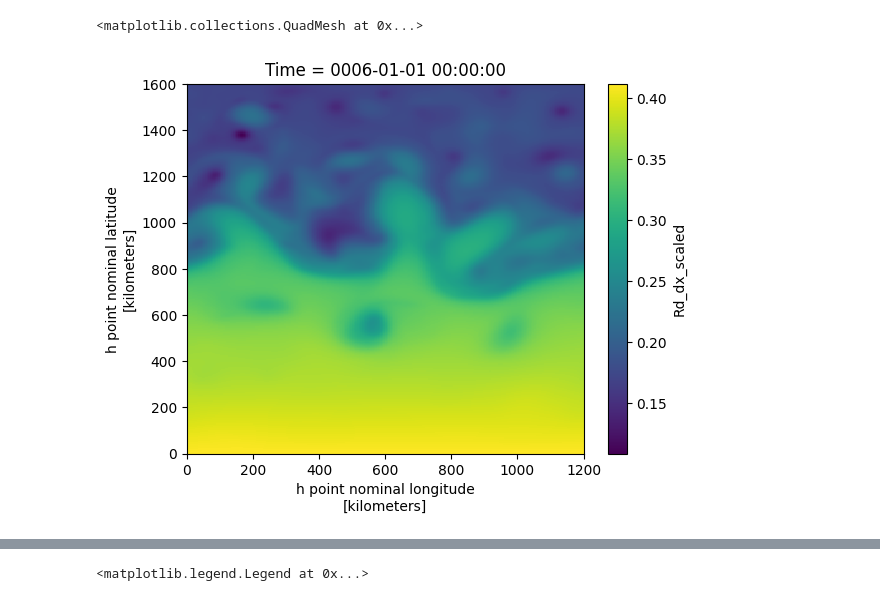
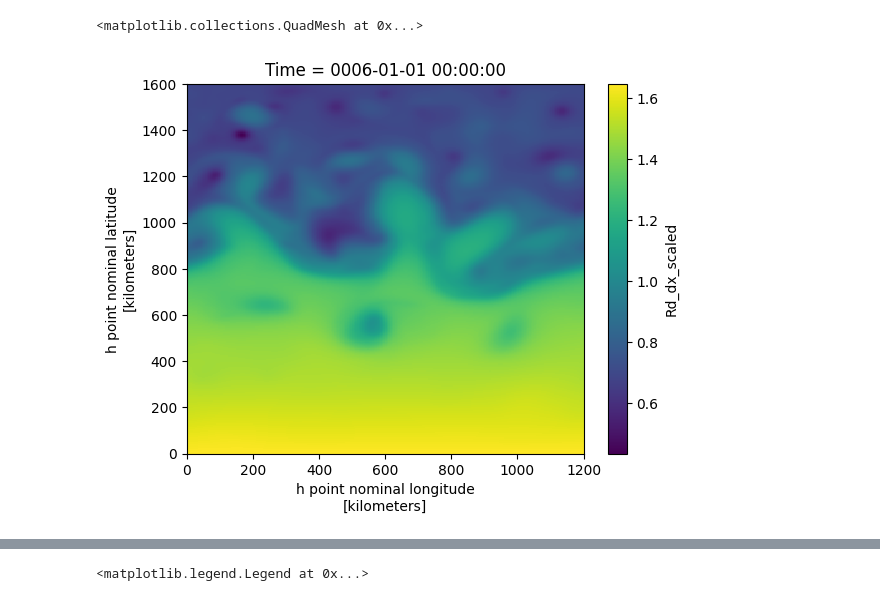
Before and after one commit to ashao/metadata-driven-workflow-cug-2025, a Jupyter notebook: scripts/data-processing/raw_to_training_data.ipynb, the cells around one changed output, grey strips where cells are left out. Drawn from its saved outputs; the diff is of its cells as text; code cells hidden in the pictures.

```diff
--- a/scripts/data-processing/raw_to_training_data.ipynb
+++ b/scripts/data-processing/raw_to_training_data.ipynb
@@ -57,7 +58,7 @@ raw_ds["slope"] = calculate_slope(raw_ds, grid_xgcm)
 raw_ds["RV_t"] = interpolate_RV_to_T(raw_ds, grid_xgcm)
 
 # Vertically average/sum
-raw_ds["slope_vert_avg"] = vertically_average(raw_ds.slope, raw_ds.h)
+raw_ds["slope_vert_avg"] = raw_ds.slope
 raw_ds["KE_vert_sum"] = vertically_sum(raw_ds.KE, raw_ds.h)
 raw_ds["RV_vert_avg"] = vertically_sum(raw_ds.RV_t, raw_ds.h)
 
@@ -105,6 +116,6 @@ for i, var in enumerate(["KE_vert_sum", "RV_vert_avg", "slope_vert_avg"]):
 # %%
-train_ds["Rd_dx_scaled"].isel(Time=0).plot()
+(4*train_ds["Rd_dx_scaled"]).isel(Time=0).plot()
 # %% [output]
 <matplotlib.collections.QuadMesh at 0x...>
-[figure, old version]
+[figure, new version]
 # %%
```
Also changed, not shown: parts of 15 cells of this notebook, 7 other files.
